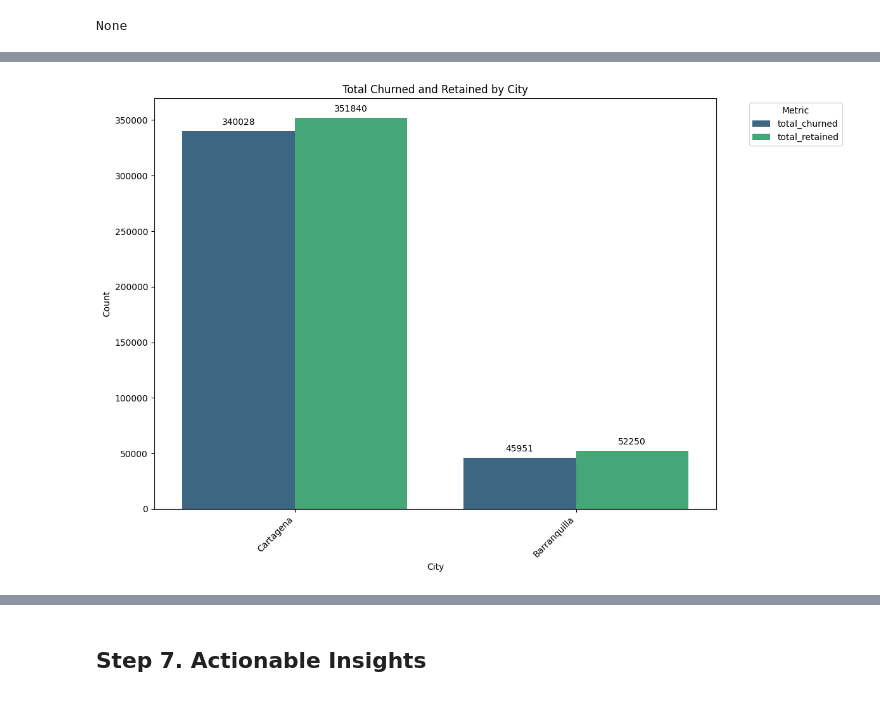
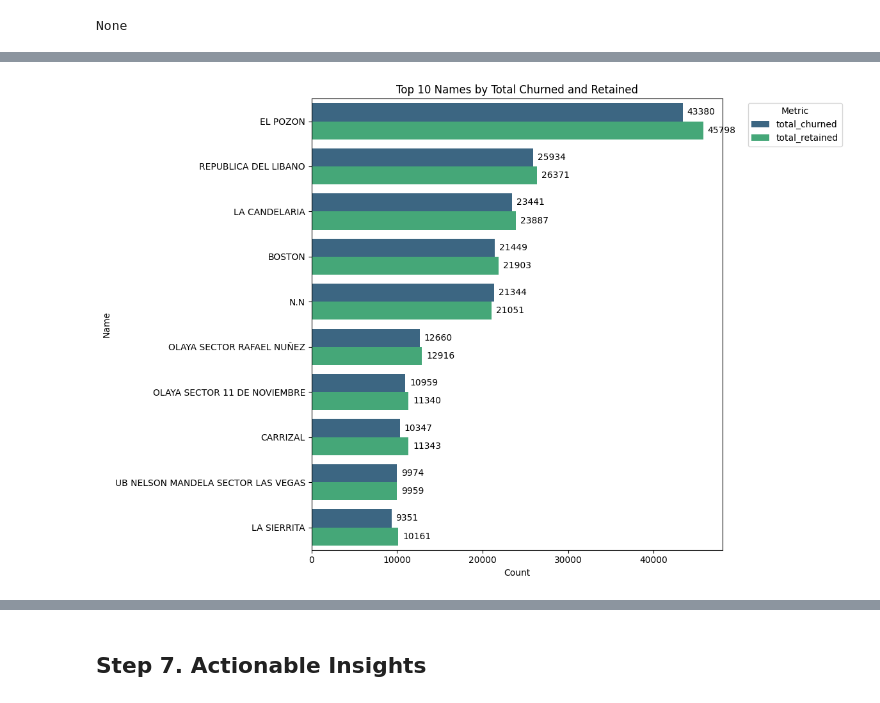
Before and after one commit to mcabas/job_search_tests, a Jupyter notebook: Fibrazo/EDA_fibrazo.ipynb, the cells around one changed output, grey strips where cells are left out. Cells and saved outputs as stored; diff of their text form; code cells hidden in the pictures.

```diff
--- a/Fibrazo/EDA_fibrazo.ipynb
+++ b/Fibrazo/EDA_fibrazo.ipynb
@@ -1154,59 +1307,52 @@ None
 # %%
-# Import the required visualization libraries
-import seaborn as sns
-import matplotlib.pyplot as plt
-
-# Group by City and sum total_churned and total_retained
-df_city_summary = df_merged.groupby("City").agg(
+# Group by name and sum total_churned and total_retained
+df_name_summary = df_merged.groupby("name").agg(
     total_churned=("total_churned", "sum"),
     total_retained=("total_retained", "sum")
 ).reset_index()
 
-# Sort the DataFrame by total_churned in descending order
-df_city_summary = df_city_summary.sort_values("total_churned", ascending=False)
+# Sort the DataFrame by total_churned in descending order and select the top 10
+df_name_summary = df_name_summary.sort_values("total_churned", ascending=False).head(10)
 
 # Melt the DataFrame to long format for Seaborn
-df_city_melted = df_city_summary.melt(
-    id_vars=["City"],
+df_name_melted = df_name_summary.melt(
+    id_vars=["name"],
     value_vars=["total_churned", "total_retained"],
     var_name="metric",
     value_name="value"
 )
 
-# Create a grouped bar plot
+# Create a horizontal grouped bar plot
 plt.figure(figsize=(12, 8))  # Adjust figure size
 ax = sns.barplot(
-    data=df_city_melted,
-    x="City",
-    y="value",
+    data=df_name_melted,
+    y="name",  # Swap x and y for horizontal bars
+    x="value",
     hue="metric",  # Differentiate between total_churned and total_retained
     palette="viridis"  # Use a beautiful color palette
 )
 
-# Add column values (total_churned and total_retained) at the top of each bar
+# Add column values (total_churned and total_retained) at the end of each bar
 for p in ax.patches:
     ax.annotate(
-        f"{int(p.get_height())}",  # Format as integer
-        (p.get_x() + p.get_width() / 2., p.get_height()),
-        ha='center',
-        va='center',
-        xytext=(0, 10),
+        f"{int(p.get_width())}",  # Format as integer
+        (p.get_width(), p.get_y() + p.get_height() / 2.),  # Position of the annotation
+        ha='left',  # Horizontal alignment
+        va='center',  # Vertical alignment
+        xytext=(5, 0),  # Offset from the bar
         textcoords='offset points'
     )
 
 # Add labels and title
-plt.xlabel("City")
-plt.ylabel("Count")
-plt.title("Total Churned and Retained by City")
-
-# Rotate x-axis labels for better readability
-plt.xticks(rotation=45, ha='right')
+plt.ylabel("Name")
+plt.xlabel("Count")
+plt.title("Top 10 Names by Total Churned and Retained")
 
 # Move the legend outside the plot
 plt.legend(title="Metric", bbox_to_anchor=(1.05, 1), loc='upper left')
 
 # Show plot
 plt.tight_layout()
 plt.show()
 # %% [output]
-[figure, old version]
+[figure, new version]
```
Also changed, not shown: parts of 53 cells of this notebook.
